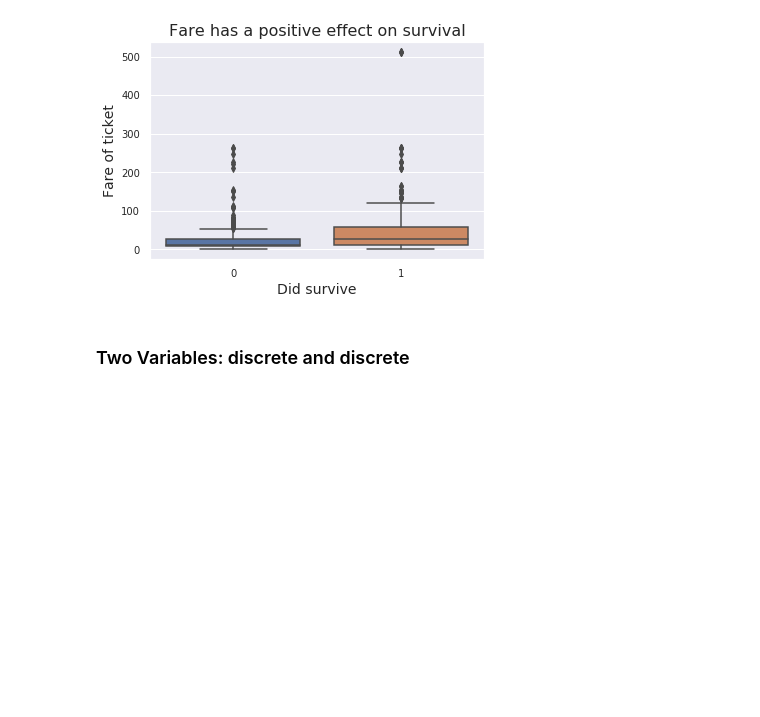
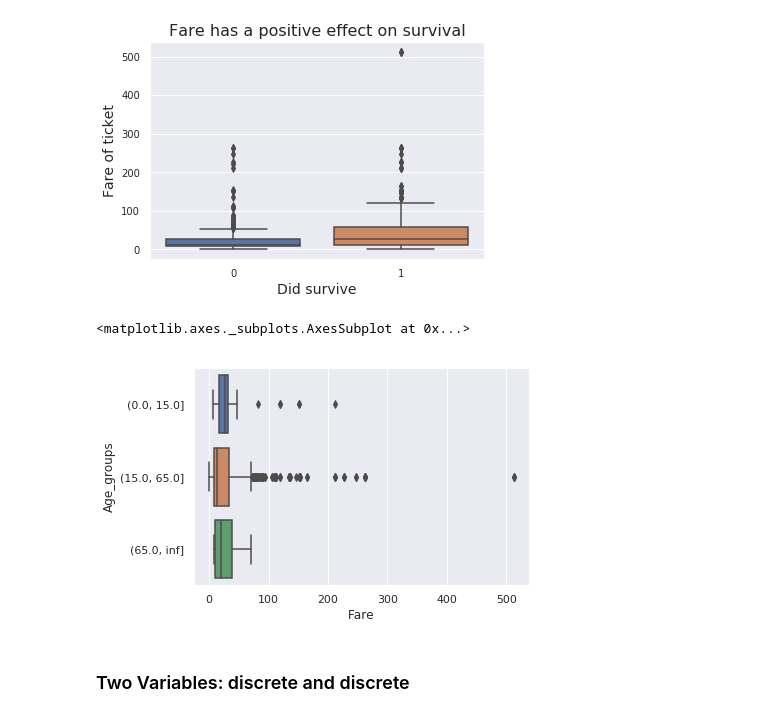
Before and after one commit to wfjvdham/python-course, a Jupyter notebook: explore/README.ipynb, the cells around one changed output. Drawn from its saved outputs; the diff is of its cells as text; code cells hidden in the pictures; blank space fills up the shorter version.

```diff
--- a/explore/README.ipynb
+++ b/explore/README.ipynb
@@ -162,6 +163,15 @@ bplot.set_ylabel("Fare of ticket",
 bplot.tick_params(labelsize=10)
 # %% [output]
 [figure]
+# %%
+import numpy as np
+
+titanic_df['Age_groups'] = pd.cut(titanic_df['Age'], 4)
+titanic_df['Age_groups'] = pd.cut(titanic_df['Age'], [0, 15, 65, np.inf])
+sns.boxplot(y='Age_groups', x='Fare', data=titanic_df)
+# %% [output]
+<matplotlib.axes._subplots.AxesSubplot at 0x...>
+[figure, added]
 # %% [markdown]
 ### Two Variables: discrete and discrete
 # %%
```
Also changed, not shown: parts of 27 cells of this notebook.
